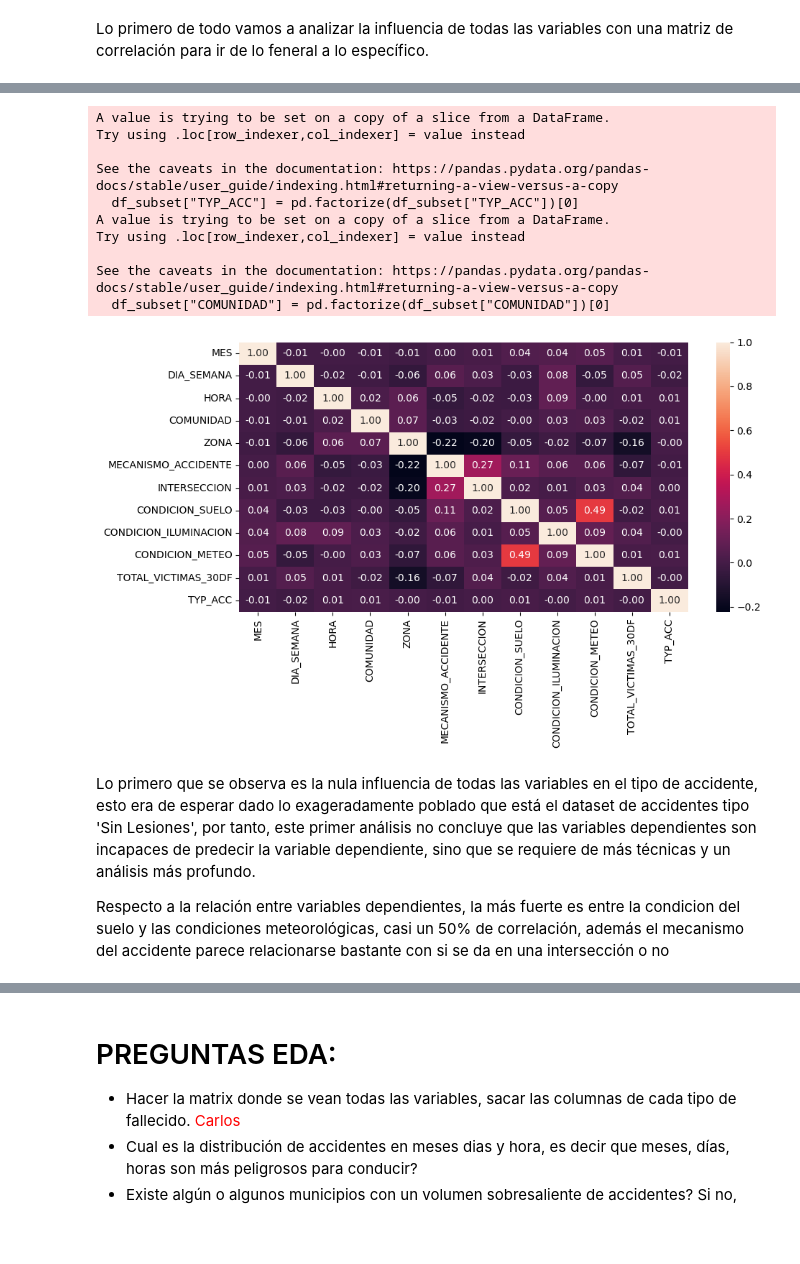
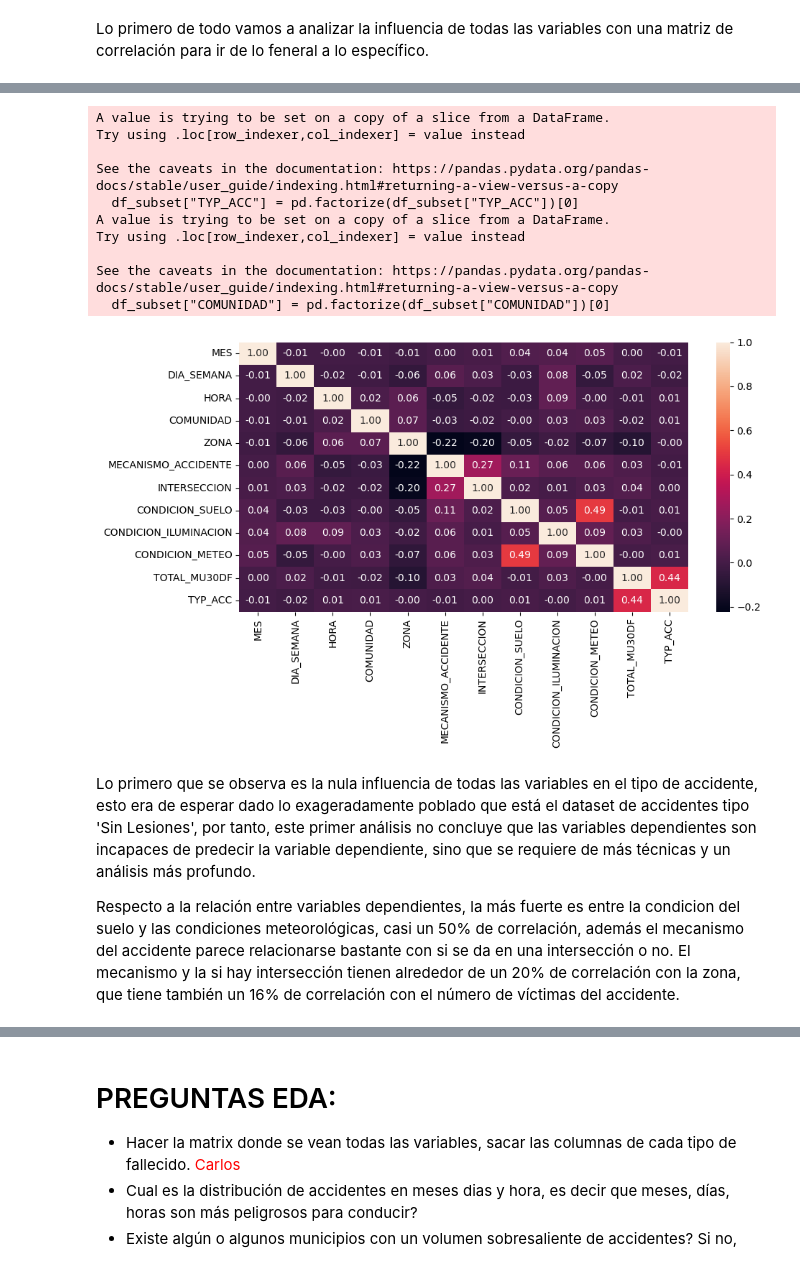
Before and after one commit to 4GeeksAcademy/Proyecto_final_DS_Alex_Carlos, a Jupyter notebook: project/project.ipynb, the cells around one changed output, grey strips where cells are left out. Saved outputs shown, nothing was run; the diff lists cells and outputs as text; code cells hidden in the pictures; blank space fills up the shorter version.

Commit message:
accidentes/día 1.0

```diff
--- a/project/project.ipynb
+++ b/project/project.ipynb
@@ -336,5 +333,5 @@ Name: COMUNIDAD, Length: 97916, dtype: object
 # %%
 #Cambio de nombre columnas para evitar confusión
-df['MECANISMO_ACCIDENTE'] = df['TIPO_ACCIDENTE']
-df['CONDICION_SUELO'] = df['CONDICION_FIRME']
-df['INTERSECCION'] = df['NUDO']
+df.rename(columns={'TIPO_ACCIDENTE': 'MECANISMO_ACCIDENTE'}, inplace=True)
+df.rename(columns={'CONDICION_FIRME': 'CONDICION_SUELO'}, inplace=True)
+df.rename(columns={'NUDO': 'INTERSECCION'}, inplace=True)
@@ -357,29 +378,30 @@ Index(['MES', 'DIA_SEMANA', 'HORA', 'COD_PROVINCIA', 'ZONA', 'CARRETERA',
 # %%
 df_subset = df[['MES', 'DIA_SEMANA', 'HORA', 'COMUNIDAD','ZONA','MECANISMO_ACCIDENTE','INTERSECCION',
-            'CONDICION_SUELO', 'CONDICION_ILUMINACION','CONDICION_METEO', 'TOTAL_VICTIMAS_30DF', 'TYP_ACC']]
+            'CONDICION_SUELO', 'CONDICION_ILUMINACION','CONDICION_METEO','TOTAL_MU30DF', 'TYP_ACC']]
 #Necesitamos convertir primero la variables categóricas a numéricas
 df_subset["TYP_ACC"] = pd.factorize(df_subset["TYP_ACC"])[0]
 df_subset["COMUNIDAD"] = pd.factorize(df_subset["COMUNIDAD"])[0]
 
 #Crear la matriz
 fig, axis = plt.subplots(figsize = (10, 6))
 
 sns.heatmap(df_subset.corr(), annot = True, fmt = ".2f")
 plt.tight_layout()
 plt.show()
 # %% [output]
 A value is trying to be set on a copy of a slice from a DataFrame.
 Try using .loc[row_indexer,col_indexer] = value instead
 
 See the caveats in the documentation: https://pandas.pydata.org/pandas-docs/stable/user_guide/indexing.html#returning-a-view-versus-a-copy
   df_subset["TYP_ACC"] = pd.factorize(df_subset["TYP_ACC"])[0]
 A value is trying to be set on a copy of a slice from a DataFrame.
 Try using .loc[row_indexer,col_indexer] = value instead
 
 See the caveats in the documentation: https://pandas.pydata.org/pandas-docs/stable/user_guide/indexing.html#returning-a-view-versus-a-copy
   df_subset["COMUNIDAD"] = pd.factorize(df_subset["COMUNIDAD"])[0]
-[figure, old version]
+[figure, new version]
 # %% [markdown]
 Lo primero que se observa es la nula influencia de todas las variables en el tipo de accidente, esto era de esperar dado lo exageradamente poblado que está el dataset de accidentes tipo 'Sin Lesiones', por tanto, este primer análisis no concluye que las variables dependientes son incapaces de predecir la variable dependiente, sino que se requiere de más técnicas y un análisis más profundo.
 
-Respecto a la relación entre variables dependientes, la más fuerte es entre la condicion del suelo y las condiciones meteorológicas, casi un 50% de correlación, además el mecanismo del accidente parece relacionarse bastante con si se da en una intersección o no
+Respecto a la relación entre variables dependientes, la más fuerte es entre la condicion del suelo y las condiciones meteorológicas, casi un 50% de correlación, además el mecanismo del accidente parece relacionarse bastante con si se da en una intersección o no.
+El mecanismo y la si hay intersección tienen alrededor de un 20% de correlación con la zona, que tiene también un 16% de correlación con el número de víctimas del accidente.
```
Also changed, not shown: parts of 16 cells of this notebook.
